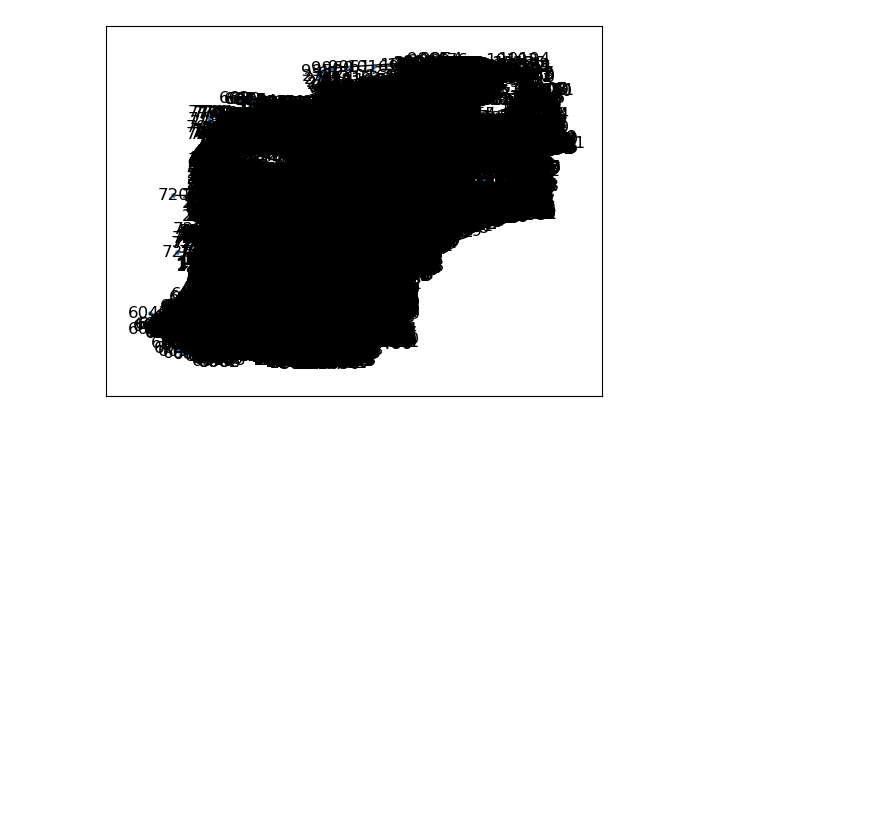
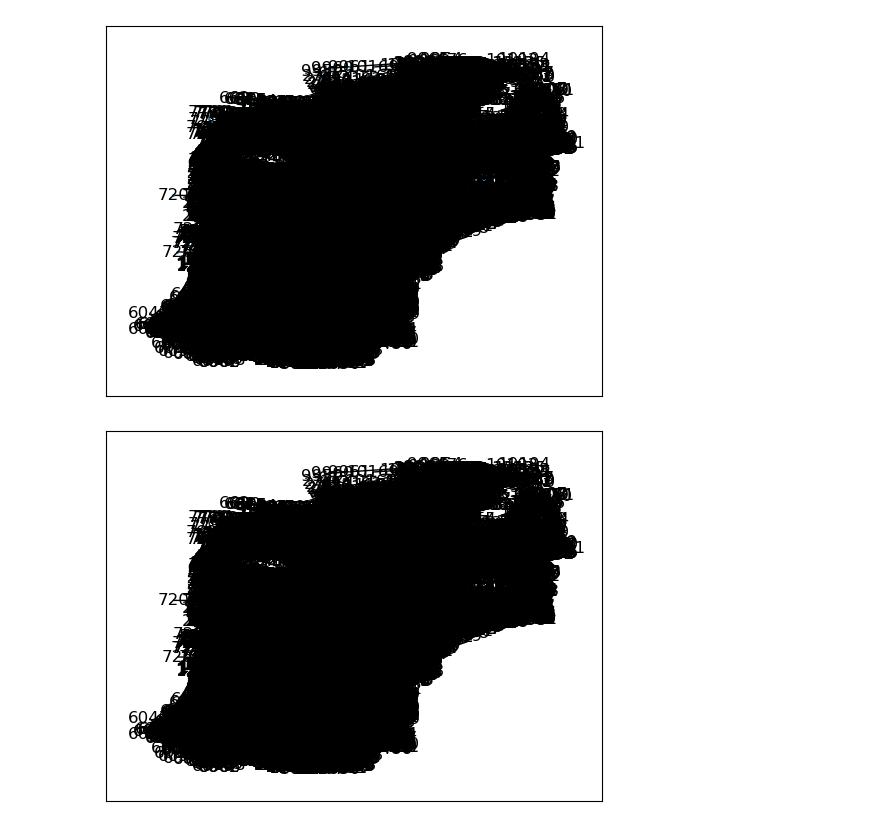
Before and after one commit to MechaKaradi/EarthquakeABM, a Jupyter notebook: base_model_mesa/make_network_object.ipynb, the cells around one changed output. Saved outputs shown, nothing was run; the diff lists cells and outputs as text; code cells hidden in the pictures; blank space fills up the shorter version.

```diff
--- a/base_model_mesa/make_network_object.ipynb
+++ b/base_model_mesa/make_network_object.ipynb
@@ -18,9 +18,11 @@ nx.set_node_attributes(G,positions,"pos")
 nx.relabel_nodes(G, {15012: 0})
 # fig = plt.figure(1, figsize=(2000, 2000), dpi=30)
 # nx.draw_networkx_labels(G, pos= positions, font_size=3)
-nx.draw_networkx(G, pos= positions,node_size = 5)
-# %% [output]
-[figure, removed]
+# %%
+nx.draw_networkx(G, pos= positions,node_size = 0)
+# %% [output]
+[figure, added]
+[figure, added]
 # %%
 check = G.edges((1,2))
 
```
Also changed, not shown: 3 other files.
